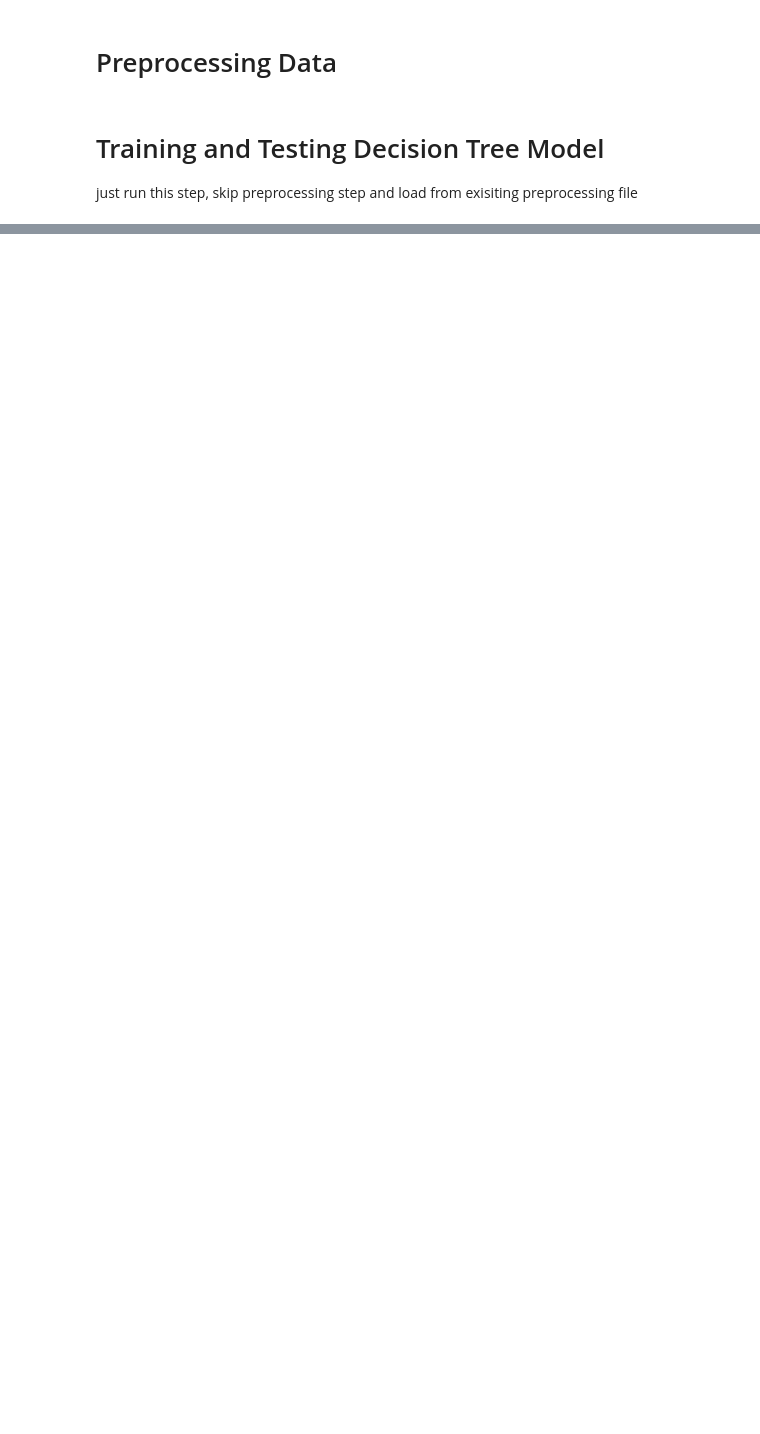
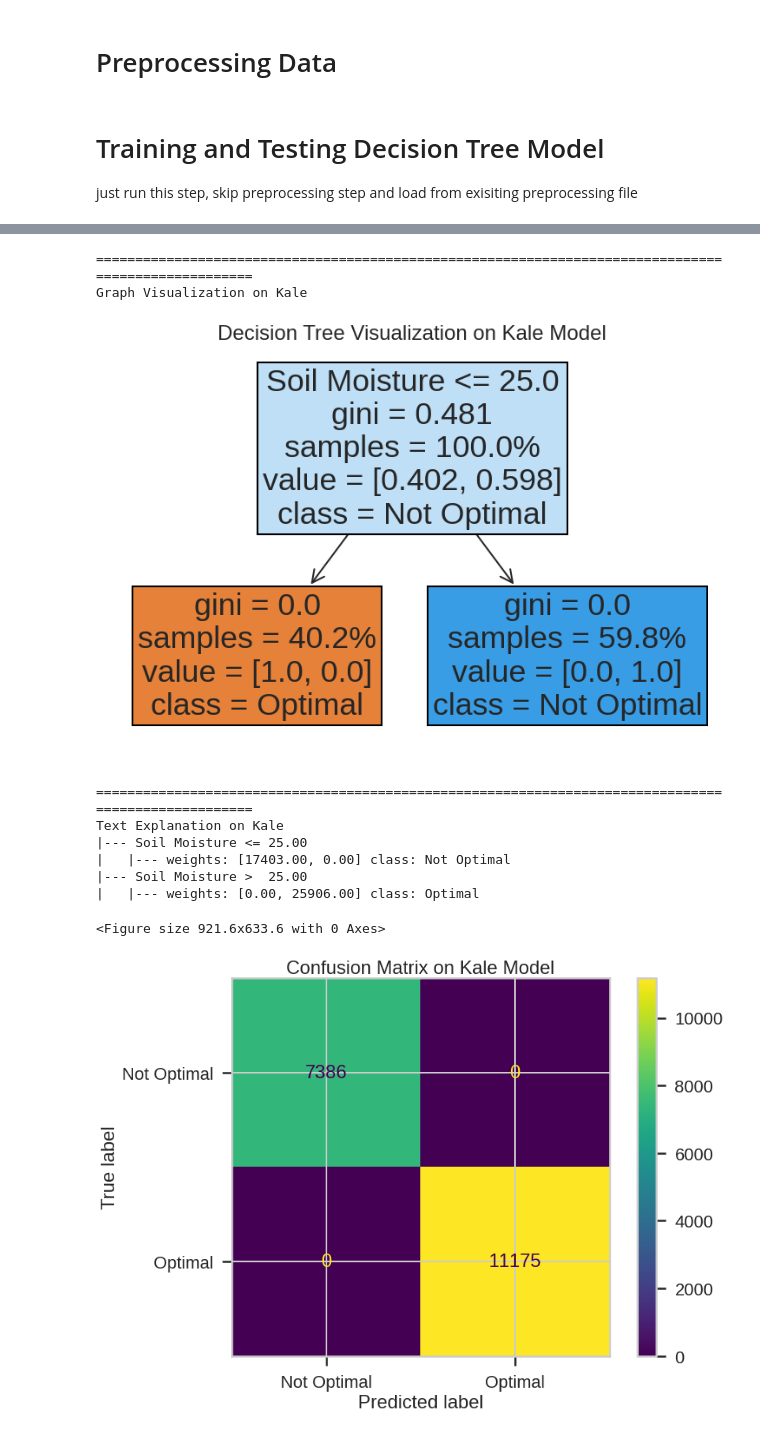
Before and after one commit to noczero/Plant-Monitoring-Controlling-V2, a Jupyter notebook: api/notebooks/training-dt.ipynb, the cells around one changed output, grey strips where cells are left out. Drawn from its saved outputs; the diff is of its cells as text; code cells hidden in the pictures; blank space fills up the shorter version.

```diff
--- a/api/notebooks/training-dt.ipynb
+++ b/api/notebooks/training-dt.ipynb
@@ -172,0 +313,68 @@ weighted avg       1.00      1.00      1.00     17475
+# %%
+from sklearn import tree
+import pickle
+from sklearn.model_selection import train_test_split
+from sklearn.metrics import confusion_matrix, ConfusionMatrixDisplay
+
+# model analysis
+saved_model_path = {
+    'kale' : '../trained/kale_dt_model.sav',
+    'seledri' : '../trained/seledri_dt_model.sav'
+}
+
+# prepare training and testing data
+training_features_column = ['temperature', 'humidity', 'light_intensity', 'soil_moisture_encode']
+target_column = ['status']
+list_plant_name = ['kale', 'seledri']
+X_train = {}
+X_test = {}
+y_train = {}
+y_test = {}
+for plant_name in list_plant_name:
+    # Split dataset into training set and test set
+    X_train[plant_name], X_test[plant_name], y_train[plant_name], y_test[plant_name] = train_test_split(
+        pre_processing_data[plant_name][training_features_column], pre_processing_data[plant_name][target_column],
+        test_size=0.3)
+
+# load model
+loaded_model_list = []
+for plant_name, saved_path in saved_model_path.items():
+    trained_model = pickle.load(open(saved_path, 'rb'))
+
+    # show plot parameter
+    print(f"\n{'='*100}") # space
+    print(f"Graph Visualization on {plant_name.title()}")
+    plt.figure()
+    tree.plot_tree(trained_model, class_names=["Optimal", "Not Optimal"], feature_names=["Temperature","Humidity","Light Intensity","Soil Moisture"], filled=True, proportion=True)
+    plt.title(f"Decision Tree Visualization on {plant_name.title()} Model")
+    plt.savefig('images/{}_{}.png'.format("dt_result_graph_gini",plant_name), dpi=100)
+    plt.show()
+
+    print(f"\n{'='*100}") # space
+    print(f"Text Explanation on {plant_name.title()}")
+    text_representation = tree.export_text(trained_model, feature_names=["Temperature","Humidity","Light Intensity","Soil Moisture"], show_weights=True)
+    print(text_representation)
+
+
+    #Predict the response for test dataset
+    y_pred = trained_model.predict(X_test[plant_name])
+    cm = confusion_matrix(y_test[plant_name], y_pred,  labels=trained_model.classes_)
+    plt.figure()
+    disp = ConfusionMatrixDisplay(confusion_matrix=cm,
+                                  display_labels=trained_model.classes_)
+    disp.plot()
+    plt.title(f"Confusion Matrix on {plant_name.title()} Model")
+    plt.savefig('images/{}_{}.png'.format("confusion_matrix",plant_name), dpi=100)
+    plt.show()
+# %% [output]
+====================================================================================================
+Graph Visualization on Kale
+[figure, added]
+====================================================================================================
+Text Explanation on Kale
+|--- Soil Moisture <= 25.00
+|   |--- weights: [17403.00, 0.00] class: Not Optimal
+|--- Soil Moisture >  25.00
+|   |--- weights: [0.00, 25906.00] class: Optimal
+<Figure size 921.6x633.6 with 0 Axes>
+[figure, added]
```
Also changed, not shown: parts of 6 cells of this notebook, 14 other files.
